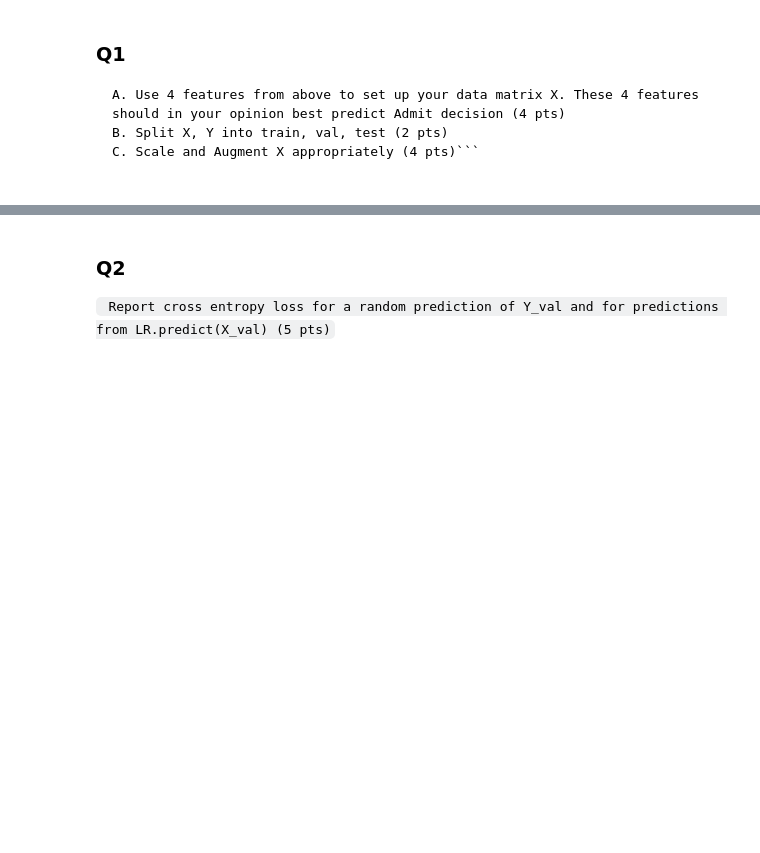
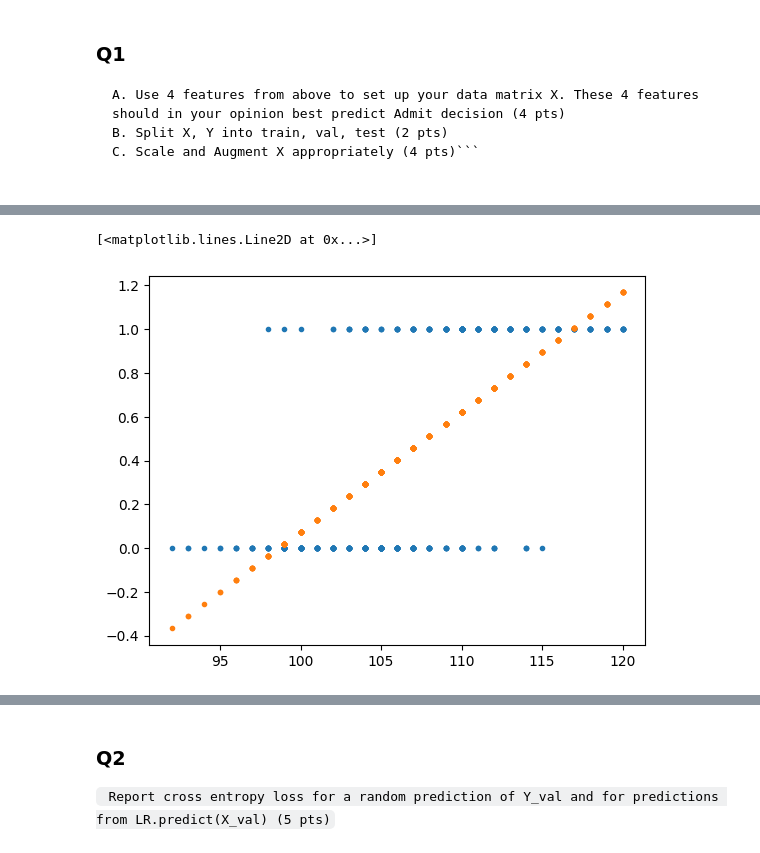
Before and after one commit to Hrsh-Venket/CS-1390-Intro-to-Machine-Learning, a Jupyter notebook: lab2(homework)/lab2.ipynb, the cells around one changed output, grey strips where cells are left out. Saved outputs shown, nothing was run; the diff lists cells and outputs as text; code cells hidden in the pictures; blank space fills up the shorter version.

```diff
--- a/lab2(homework)/lab2.ipynb
+++ b/lab2(homework)/lab2.ipynb
@@ -61,0 +119,8 @@
+# %%
+X2 = df['TOEFL Score'].to_numpy()[:,np.newaxis]
+lr.fit(X2,Y)
+plt.plot(X2,Y,'.')
+plt.plot(X2,lr.predict(X2),'.')
+# %% [output]
+[<matplotlib.lines.Line2D at 0x...>]
+[figure, added]
```
Also changed, not shown: parts of 26 cells of this notebook, 2 other files.
